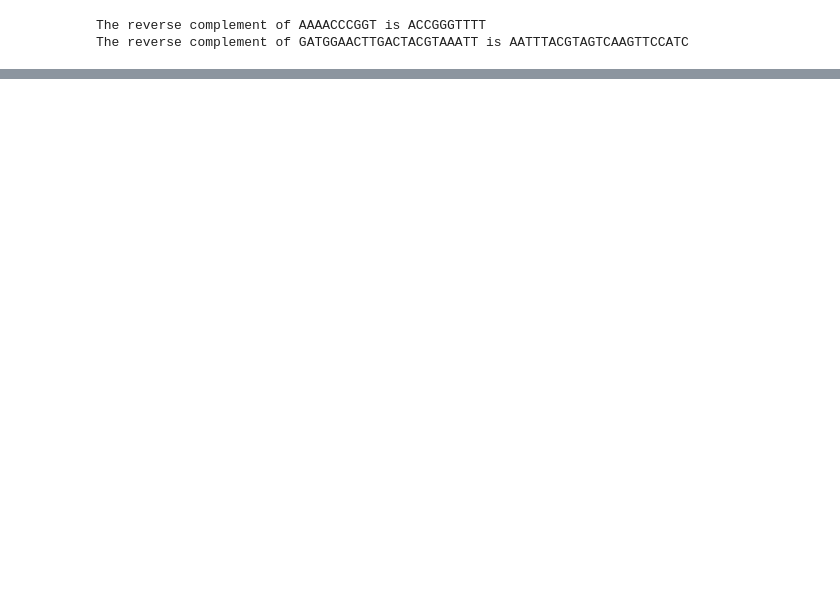
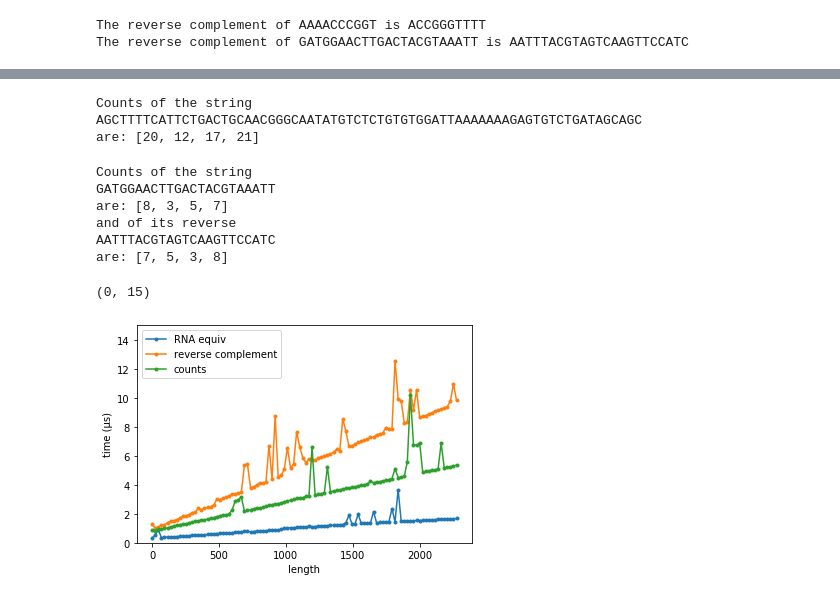
Before and after one commit to p-serna/elementary-sequencing, a Jupyter notebook: Elementary functions for sequencing.ipynb, the cells around one changed output, grey strips where cells are left out. Saved outputs shown, nothing was run; the diff lists cells and outputs as text; code cells hidden in the pictures; blank space fills up the shorter version.

Commit message:
Added counts function to notebook
- Jupyter notebook has been updated with the third problem: counting bases

```diff
--- a/Elementary functions for sequencing.ipynb
+++ b/Elementary functions for sequencing.ipynb
@@ -93,6 +83,6 @@ of s.
 # %%
 def elementarycomplement(string, base, comp_base, swap='x'):
-    ''' Elementary swap of basis
+    ''' Elementary swap of bases
     '''
     return string.replace(base,swap).replace(comp_base,base).replace(swap, comp_base)
 
@@ -124,0 +126,42 @@ plt.ylim(0,25)
+# %%
+def countbases(string, bases = ['A', 'C', 'G', 'T']):
+    '''Count number of times each base appears.
+    '''
+    counts = [string.count(base) for base in bases]
+    return counts
+# %%
+print('Counts of the string \n{}\nare: {}'.format(teststring3,
+                                       countbases(teststring3)))
+# %% [output]
+Counts of the string
+AGCTTTTCATTCTGACTGCAACGGGCAATATGTCTCTGTGTGGATTAAAAAAAGAGTGTCTGATAGCAGC
+are: [20, 12, 17, 21]
+# %%
+print('Counts of the string \n{}\nare: {}'.format(teststring,
+                                       countbases(teststring)))
+rteststring = DNAreversecomplement(teststring)
+print('and of its reverse \n{}\nare: {}'.format(rteststring,
+                                       countbases(rteststring)))
+# %% [output]
+Counts of the string
+GATGGAACTTGACTACGTAAATT
+are: [8, 3, 5, 7]
+and of its reverse
+AATTTACGTAGTCAAGTTCCATC
+are: [7, 5, 3, 8]
+# %%
+times_Counts = evaluatetime(countbases, teststring, nl)
+# %%
+plt.plot(np.arange(nl)*len(teststring),times_RNA[:,0]/1e-6, '.-',
+        label = 'RNA equiv')
+plt.plot(np.arange(nl)*len(teststring),times_RC[:,0]/1e-6, '.-',
+        label = 'reverse complement')
+plt.plot(np.arange(nl)*len(teststring),times_Counts[:,0]/1e-6, '.-',
+         label = 'counts')
+plt.legend()
+plt.xlabel('length')
+plt.ylabel('time (µs)')
+plt.ylim(0,15)
+# %% [output]
+(0, 15)
+[figure, added]
```
Also changed, not shown: parts of 7 cells of this notebook.
